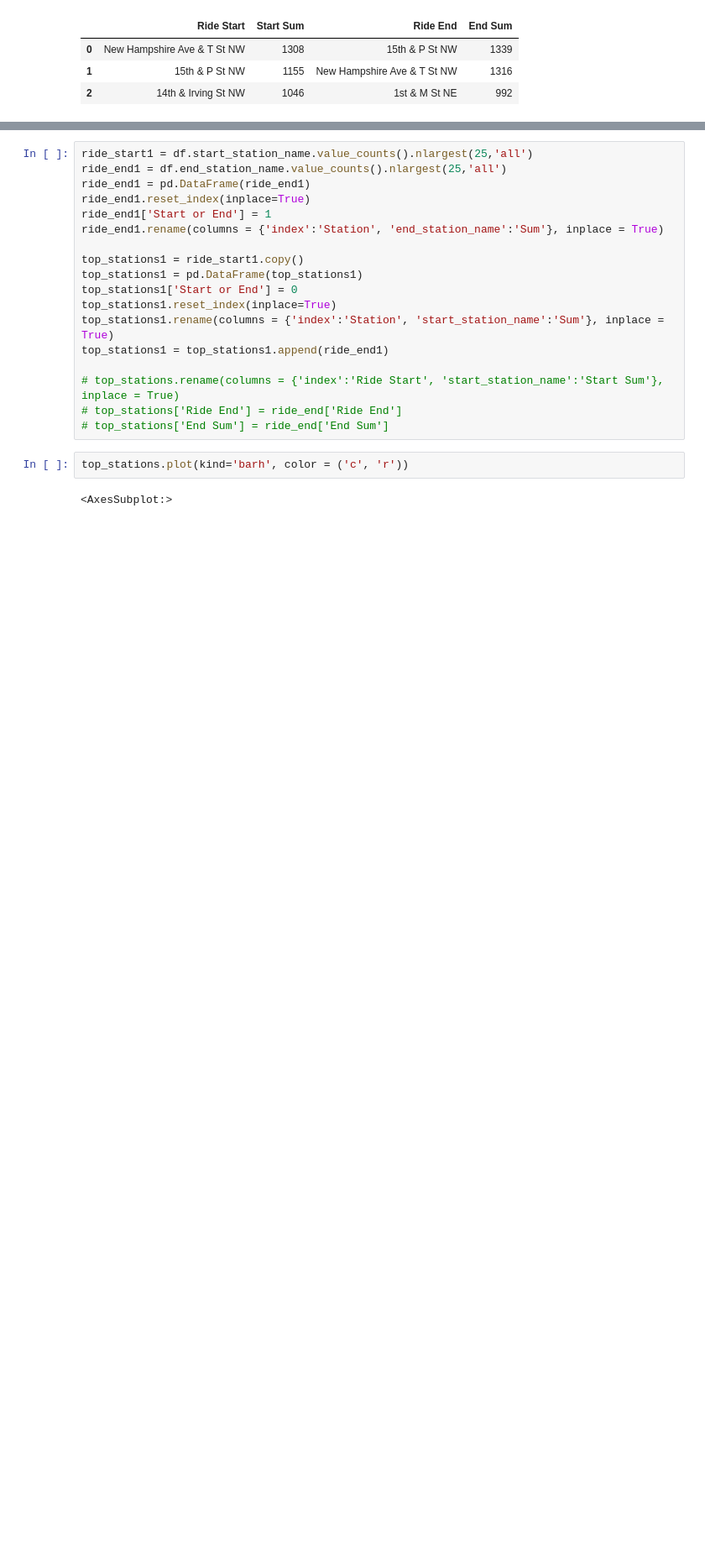
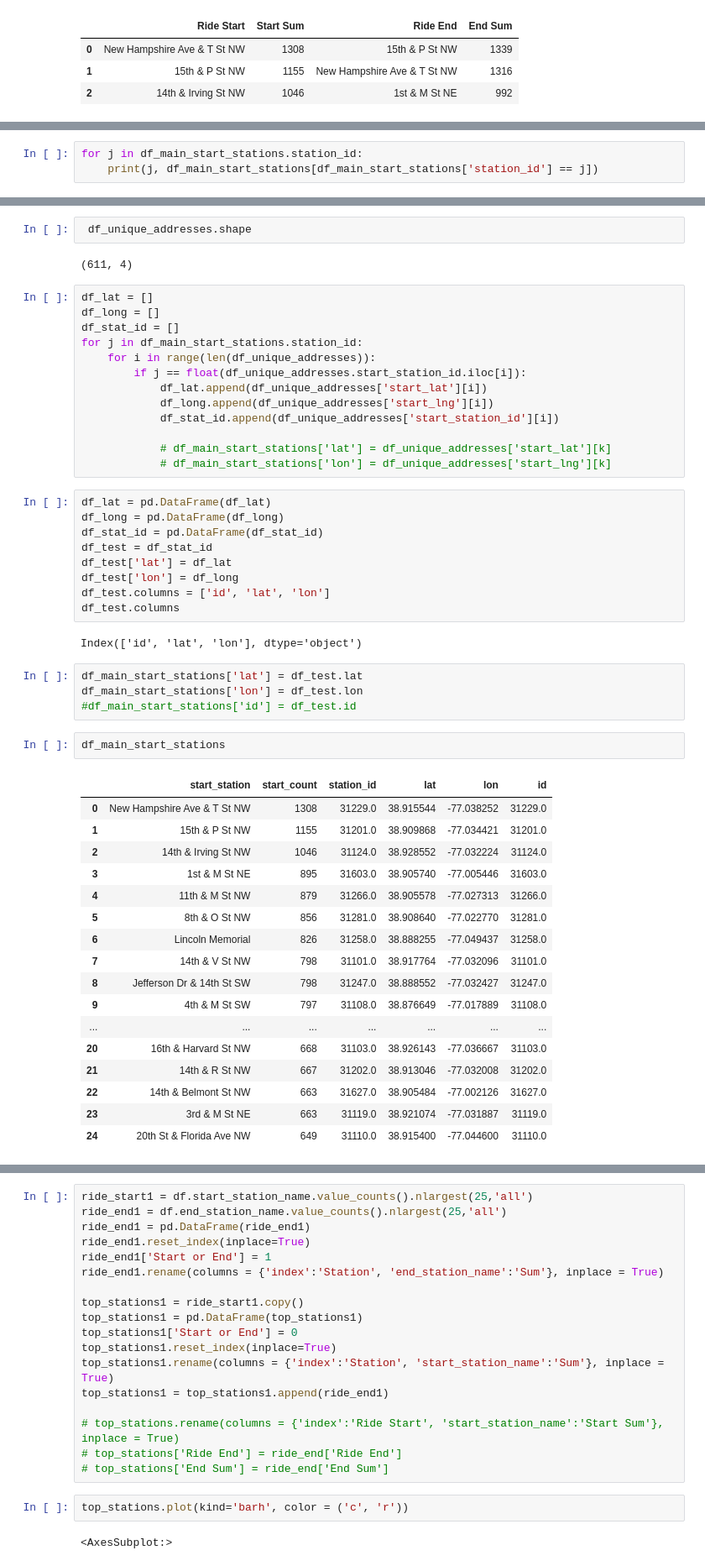
Before and after one commit to DJ1070/Bike-Sharing, a Jupyter notebook: e-mail2.ipynb, the cells around one changed output, grey strips where cells are left out. Shown: that part at 84% size. Saved outputs shown, nothing was run; the diff lists cells and outputs as text; blank space fills up the shorter version.

```diff
--- a/e-mail2.ipynb
+++ b/e-mail2.ipynb
@@ -102,0 +119,3 @@ sc = df_main_start_stations_id
+# %%
+for j in df_main_start_stations.station_id:
+    print(j, df_main_start_stations[df_main_start_stations['station_id'] == j])
@@ -102,0 +157,52 @@ sc = df_main_start_stations_id
+# %%
+ df_unique_addresses.shape
+# %% [output]
+(611, 4)
+# %%
+df_lat = []
+df_long = []
+df_stat_id = []
+for j in df_main_start_stations.station_id:
+    for i in range(len(df_unique_addresses)):
+        if j == float(df_unique_addresses.start_station_id.iloc[i]):
+            df_lat.append(df_unique_addresses['start_lat'][i])
+            df_long.append(df_unique_addresses['start_lng'][i])
+            df_stat_id.append(df_unique_addresses['start_station_id'][i])
+
+            # df_main_start_stations['lat'] = df_unique_addresses['start_lat'][k]
+            # df_main_start_stations['lon'] = df_unique_addresses['start_lng'][k]
+# %%
+df_lat = pd.DataFrame(df_lat)
+df_long = pd.DataFrame(df_long)
+df_stat_id = pd.DataFrame(df_stat_id)
+df_test = df_stat_id
+df_test['lat'] = df_lat
+df_test['lon'] = df_long
+df_test.columns = ['id', 'lat', 'lon']
+df_test.columns
+# %% [output]
+Index(['id', 'lat', 'lon'], dtype='object')
+# %%
+df_main_start_stations['lat'] = df_test.lat
+df_main_start_stations['lon'] = df_test.lon
+#df_main_start_stations['id'] = df_test.id
+# %%
+df_main_start_stations
+# %% [output]
+|  | start_station | start_count | station_id | lat | lon | id |
+| 0 | New Hampshire Ave & T St NW | 1308 | 31229.0 | 38.915544 | -77.038252 | 31229.0 |
+| 1 | 15th & P St NW | 1155 | 31201.0 | 38.909868 | -77.034421 | 31201.0 |
+| 2 | 14th & Irving St NW | 1046 | 31124.0 | 38.928552 | -77.032224 | 31124.0 |
+| 3 | 1st & M St NE | 895 | 31603.0 | 38.905740 | -77.005446 | 31603.0 |
+| 4 | 11th & M St NW | 879 | 31266.0 | 38.905578 | -77.027313 | 31266.0 |
+| 5 | 8th & O St NW | 856 | 31281.0 | 38.908640 | -77.022770 | 31281.0 |
+| 6 | Lincoln Memorial | 826 | 31258.0 | 38.888255 | -77.049437 | 31258.0 |
+| 7 | 14th & V St NW | 798 | 31101.0 | 38.917764 | -77.032096 | 31101.0 |
+| 8 | Jefferson Dr & 14th St SW | 798 | 31247.0 | 38.888552 | -77.032427 | 31247.0 |
+| 9 | 4th & M St SW | 797 | 31108.0 | 38.876649 | -77.017889 | 31108.0 |
+| ... | ... | ... | ... | ... | ... | ... |
+| 20 | 16th & Harvard St NW | 668 | 31103.0 | 38.926143 | -77.036667 | 31103.0 |
+| 21 | 14th & R St NW | 667 | 31202.0 | 38.913046 | -77.032008 | 31202.0 |
+| 22 | 14th & Belmont St NW | 663 | 31627.0 | 38.905484 | -77.002126 | 31627.0 |
+| 23 | 3rd & M St NE | 663 | 31119.0 | 38.921074 | -77.031887 | 31119.0 |
+| 24 | 20th St & Florida Ave NW | 649 | 31110.0 | 38.915400 | -77.044600 | 31110.0 |
```
Also changed, not shown: parts of 17 cells of this notebook.
